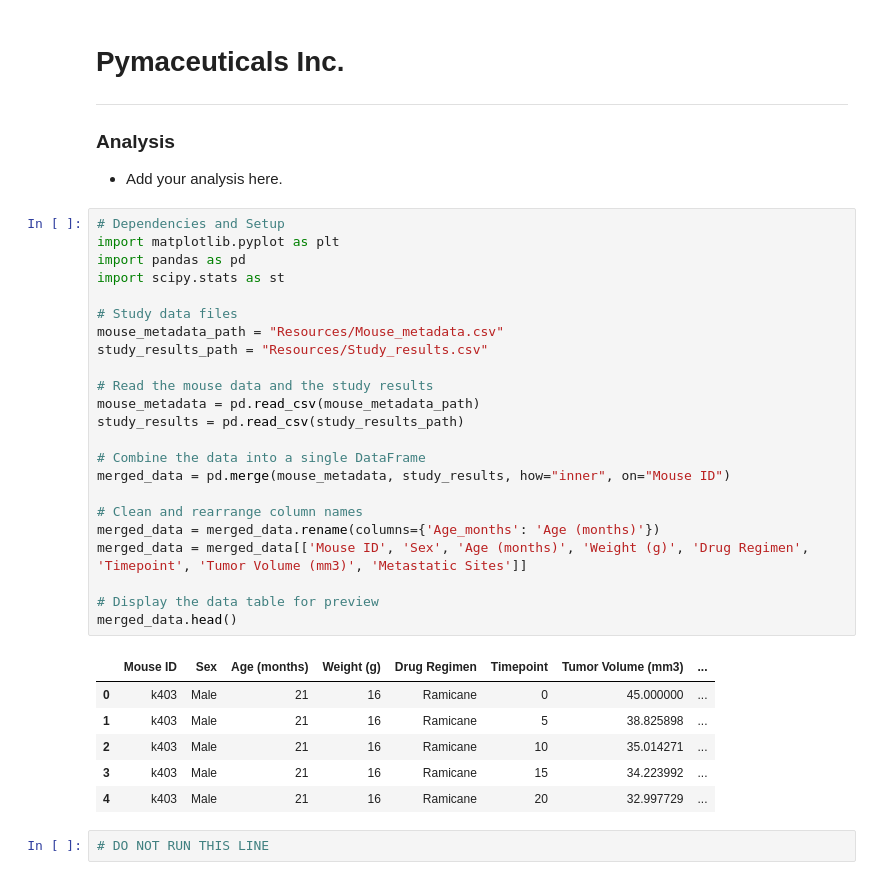
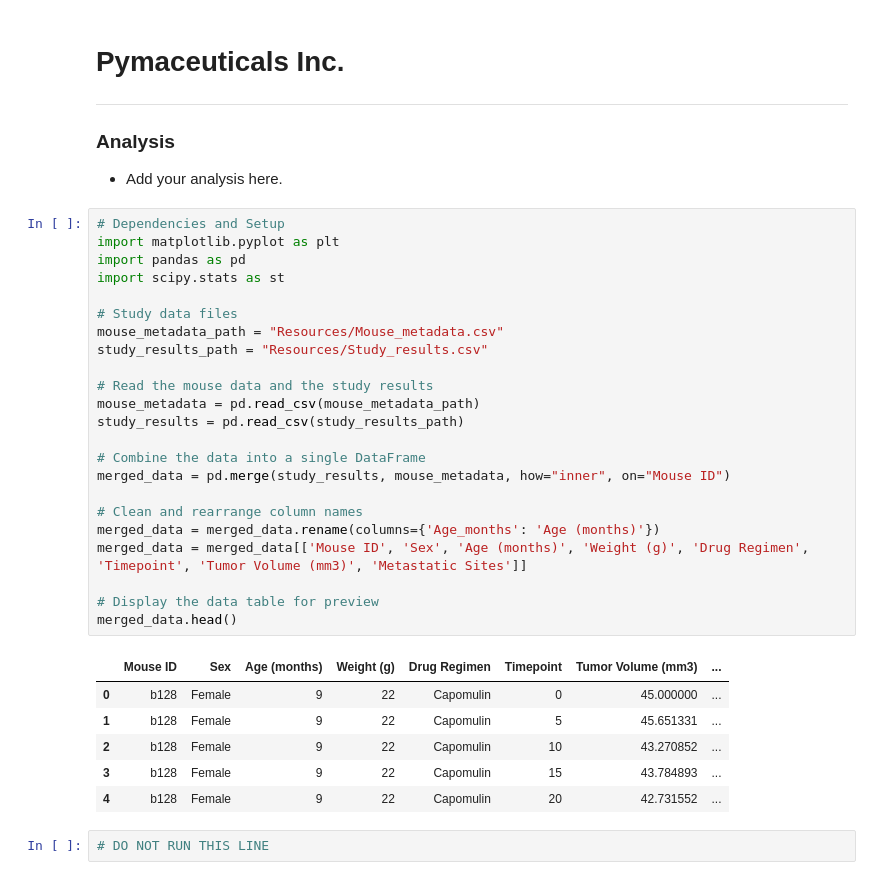
Before and after one commit to alyssahondrade/matplotlib-challenge, a Jupyter notebook: pymaceuticals.ipynb, the cells around one changed output. Cells and saved outputs as stored; diff of their text form.

```diff
--- a/pymaceuticals.ipynb
+++ b/pymaceuticals.ipynb
@@ -8,33 +8,33 @@
 # %%
 # Dependencies and Setup
 import matplotlib.pyplot as plt
 import pandas as pd
 import scipy.stats as st
 
 # Study data files
 mouse_metadata_path = "Resources/Mouse_metadata.csv"
 study_results_path = "Resources/Study_results.csv"
 
 # Read the mouse data and the study results
 mouse_metadata = pd.read_csv(mouse_metadata_path)
 study_results = pd.read_csv(study_results_path)
 
 # Combine the data into a single DataFrame
-merged_data = pd.merge(mouse_metadata, study_results, how="inner", on="Mouse ID")
+merged_data = pd.merge(study_results, mouse_metadata, how="inner", on="Mouse ID")
 
 # Clean and rearrange column names
 merged_data = merged_data.rename(columns={'Age_months': 'Age (months)'})
 merged_data = merged_data[['Mouse ID', 'Sex', 'Age (months)', 'Weight (g)', 'Drug Regimen', 'Timepoint', 'Tumor Volume (mm3)', 'Metastatic Sites']]
 
 # Display the data table for preview
 merged_data.head()
 # %% [output]
 |  | Mouse ID | Sex | Age (months) | Weight (g) | Drug Regimen | Timepoint | Tumor Volume (mm3) | ... |
-| 0 | k403 | Male | 21 | 16 | Ramicane | 0 | 45.000000 | ... |
-| 1 | k403 | Male | 21 | 16 | Ramicane | 5 | 38.825898 | ... |
-| 2 | k403 | Male | 21 | 16 | Ramicane | 10 | 35.014271 | ... |
-| 3 | k403 | Male | 21 | 16 | Ramicane | 15 | 34.223992 | ... |
-| 4 | k403 | Male | 21 | 16 | Ramicane | 20 | 32.997729 | ... |
+| 0 | b128 | Female | 9 | 22 | Capomulin | 0 | 45.000000 | ... |
+| 1 | b128 | Female | 9 | 22 | Capomulin | 5 | 45.651331 | ... |
+| 2 | b128 | Female | 9 | 22 | Capomulin | 10 | 43.270852 | ... |
+| 3 | b128 | Female | 9 | 22 | Capomulin | 15 | 43.784893 | ... |
+| 4 | b128 | Female | 9 | 22 | Capomulin | 20 | 42.731552 | ... |
 # %%
 # DO NOT RUN THIS LINE
 # %% [output]
```
Also changed, not shown: parts of 7 cells of this notebook, 1 other file.
